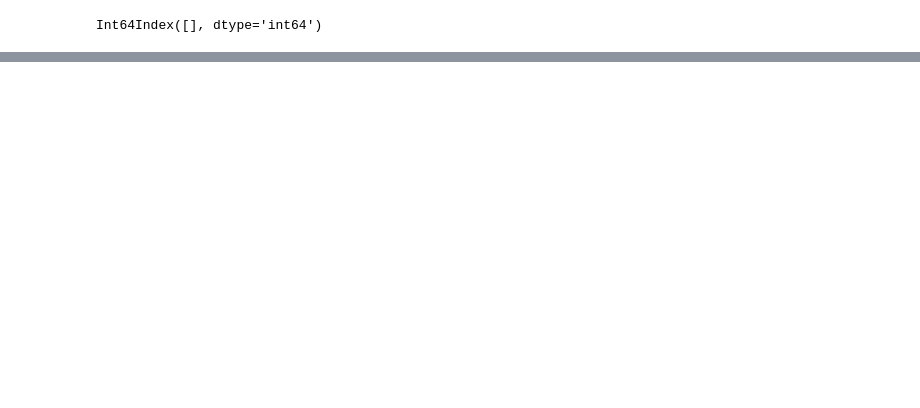
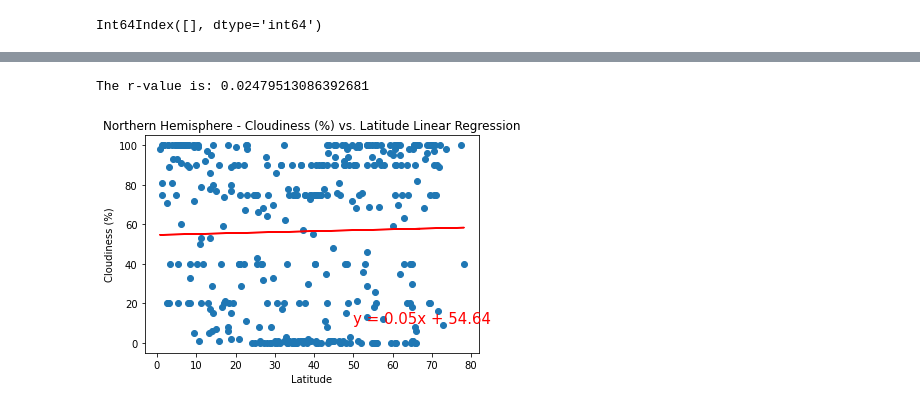
Before and after one commit to leomgarduno/python-api-challenge, a Jupyter notebook: WeatherPy/WeatherPy.ipynb, the cells around one changed output, grey strips where cells are left out. Saved outputs shown, nothing was run; the diff lists cells and outputs as text; code cells hidden in the pictures; blank space fills up the shorter version.

```diff
--- a/WeatherPy/WeatherPy.ipynb
+++ b/WeatherPy/WeatherPy.ipynb
@@ -263,0 +300,10 @@ Def linear_regression(x_values, y_values, title, text_coordinates):
+# %%
+#Northern Hemisphere -Cloudiness vs. Latitude Linear Regression
+x = northern_df["Lat"]
+y = northern_df["Cloudiness"]
+plt.ylabel("Cloudiness (%)")
+plt.title("Northern Hemisphere - Cloudiness (%) vs. Latitude Linear Regression")
+linear_regression(x, y, 50, 10)
+# %% [output]
+The r-value is: 0.02479513086392681
+[figure, added]
```
Also changed, not shown: parts of 20 cells of this notebook, 5 other files.
